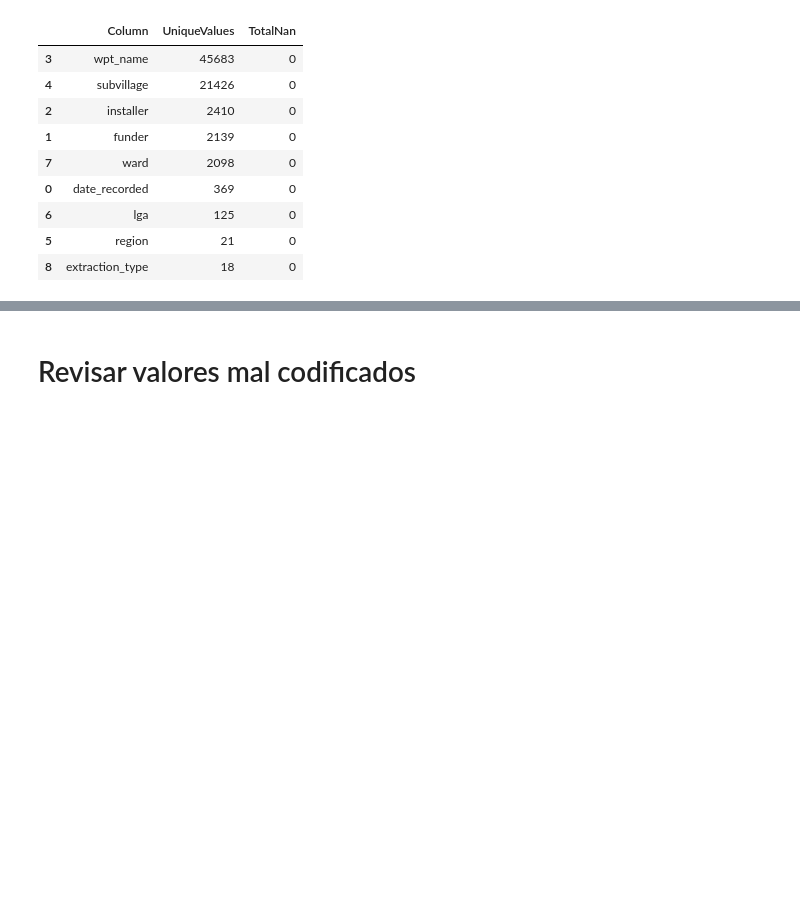
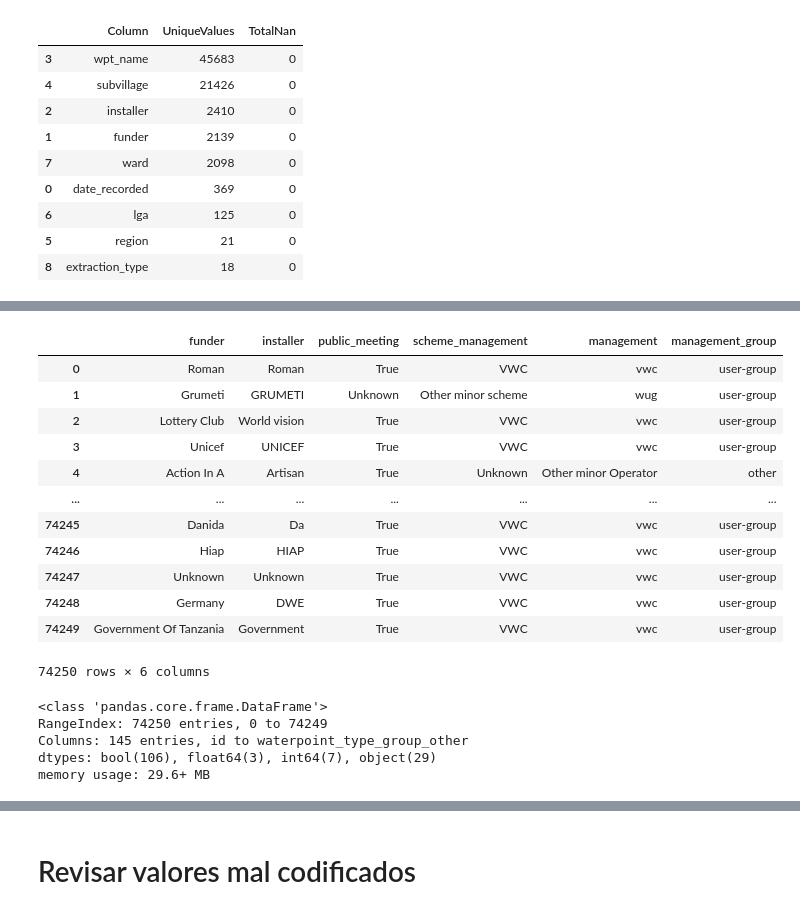
Before and after one commit to ivanrnarvaez/PumpitUp, a Jupyter notebook: PumpitUp.ipynb, the cells around one changed output, grey strips where cells are left out. Drawn from its saved outputs; the diff is of its cells as text; code cells hidden in the pictures; blank space fills up the shorter version.

```diff
--- a/PumpitUp.ipynb
+++ b/PumpitUp.ipynb
@@ -190,0 +190,3 @@ Index(['id', 'amount_tsh', 'gps_height', 'longitude', 'latitude',
+# %%
+subvillaje_med_location.reset_index(inplace=True)
+subvillaje_med_location.info()
@@ -191 +204,8 @@ Index(['id', 'amount_tsh', 'gps_height', 'longitude', 'latitude',
+# %%
+df_pump = df_pump.merge(subvillaje_med_location, on='subvillage', how='left', suffixes=('','_median'))
+# %%
+df_pump['latitude'] = df_pump.apply(lambda x: x['latitude_median'] if x['latitude'] == 0 else  x['latitude'] , axis=1)
+df_pump['longitude'] = df_pump.apply(lambda x: x['longitude_median'] if x['longitude'] == 0 else  x['longitude'] , axis=1)
+# %%
+df_pump.drop(columns=['latitude_median', 'longitude_median'], inplace=True)
 # %%
@@ -392,3 +396,20 @@ df_pump[tipo_personas]
+# %%
+tipo_personas = ["funder", "installer", "public_meeting", "scheme_management", "management", "management_group"]
+df_pump[tipo_personas]
+# %% [output]
+|  | funder | installer | public_meeting | scheme_management | management | management_group |
+| 0 | Roman | Roman | True | VWC | vwc | user-group |
+| 1 | Grumeti | GRUMETI | Unknown | Other minor scheme | wug | user-group |
+| 2 | Lottery Club | World vision | True | VWC | vwc | user-group |
+| 3 | Unicef | UNICEF | True | VWC | vwc | user-group |
+| 4 | Action In A | Artisan | True | Unknown | Other minor Operator | other |
+| ... | ... | ... | ... | ... | ... | ... |
+| 74245 | Danida | Da | True | VWC | vwc | user-group |
+| 74246 | Hiap | HIAP | True | VWC | vwc | user-group |
+| 74247 | Unknown | Unknown | True | VWC | vwc | user-group |
+| 74248 | Germany | DWE | True | VWC | vwc | user-group |
+| 74249 | Government Of Tanzania | Government | True | VWC | vwc | user-group |
+74250 rows × 6 columns
 # %%
 # Crear Dummy columns para las variables categoricas que tienen poca frecuencia de categorias
 # Reemplazar por la frecuencia a las variables categoricas que tienen alta frecuencia de categorias
@@ -394,0 +425,8 @@ df_pump[tipo_personas]
+# %%
+df_pump.info()
+# %% [output]
+<class 'pandas.core.frame.DataFrame'>
+RangeIndex: 74250 entries, 0 to 74249
+Columns: 145 entries, id to waterpoint_type_group_other
+dtypes: bool(106), float64(3), int64(7), object(29)
+memory usage: 29.6+ MB
```
Also changed, not shown: parts of 53 cells of this notebook.
